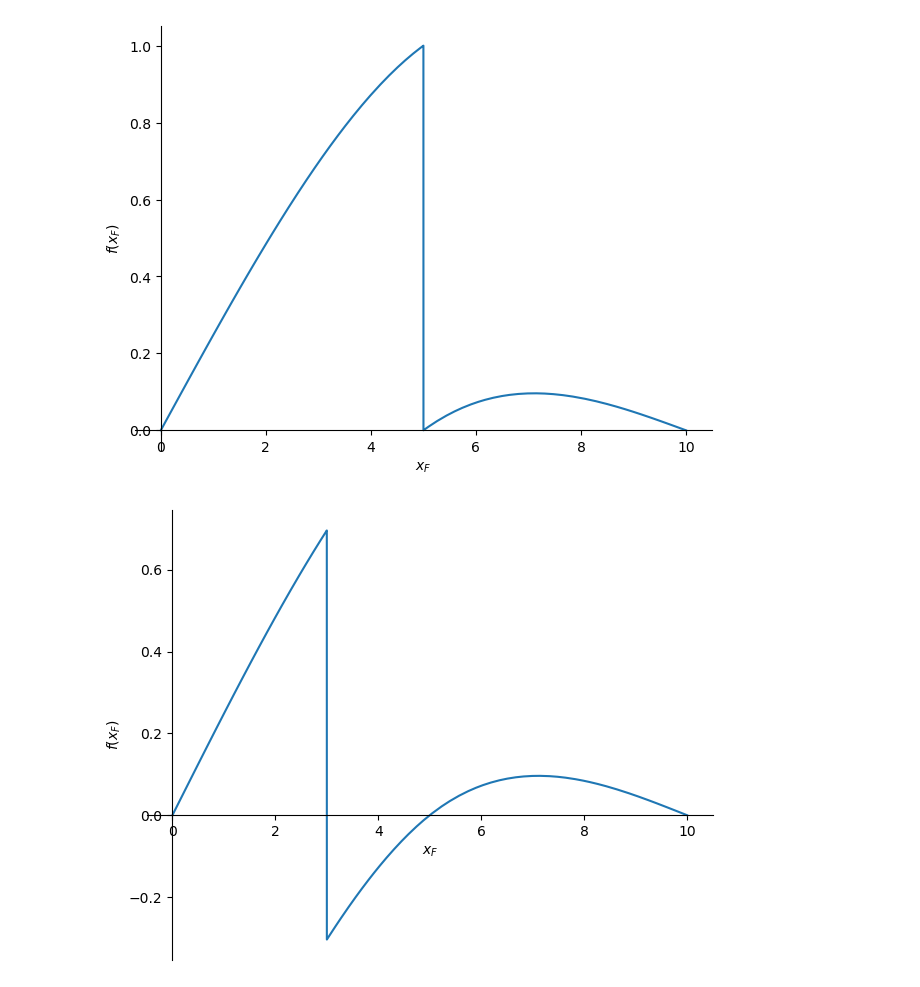
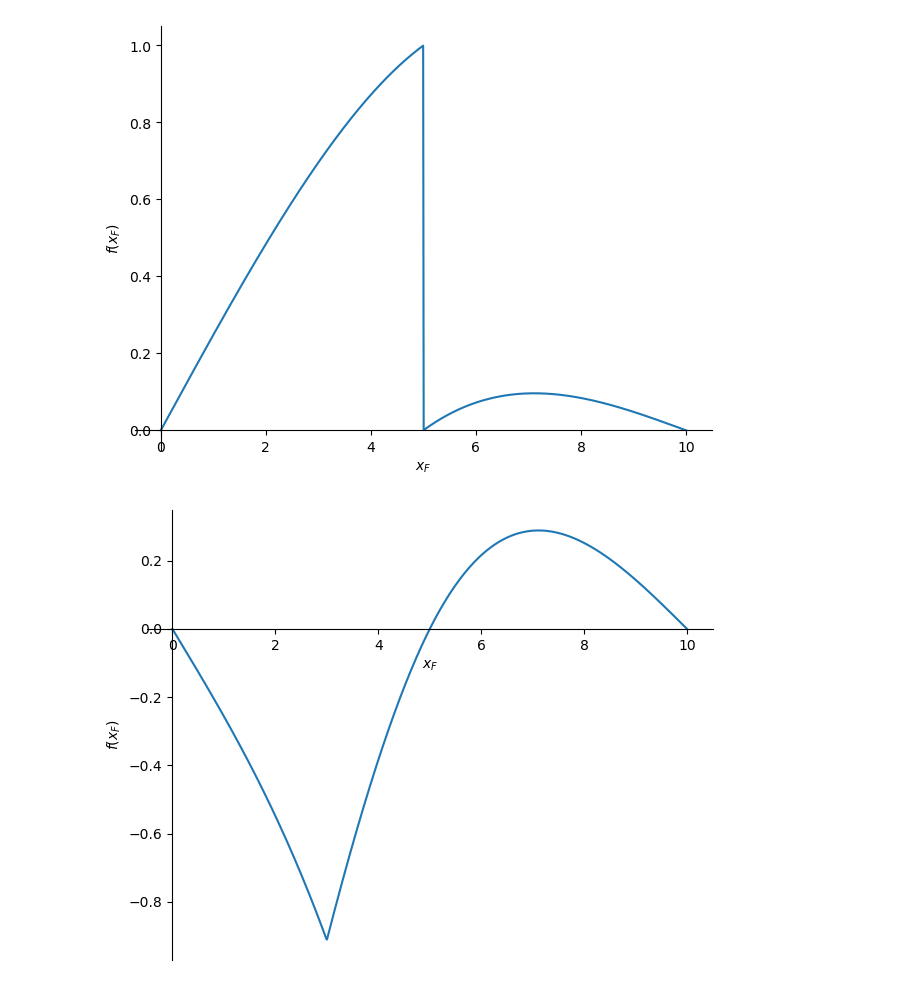
Before and after one commit to TUDelft-books/CTB3330, a Jupyter notebook: book/influence_line/influence_line_3sup/Demo_class.ipynb, the cells around one changed output. Saved outputs shown, nothing was run; the diff lists cells and outputs as text; code cells hidden in the pictures.

```diff
--- a/book/influence_line/influence_line_3sup/Demo_class.ipynb
+++ b/book/influence_line/influence_line_3sup/Demo_class.ipynb
@@ -197,7 +197,7 @@ sym.plot(-V_inf,(x_F,0,10));
 # %% [output]
 [figure]
 # %%
-M_inf = V.subs(sol).subs(x,3).rewrite(sym.Piecewise).simplify()
+M_inf = M.subs(sol).subs(x,3).rewrite(sym.Piecewise).simplify()
 sym.plot(-M_inf,(x_F,0,10));
 # %% [output]
-[figure, old version]
+[figure, new version]
```
Also changed, not shown: parts of 2 cells of this notebook.
